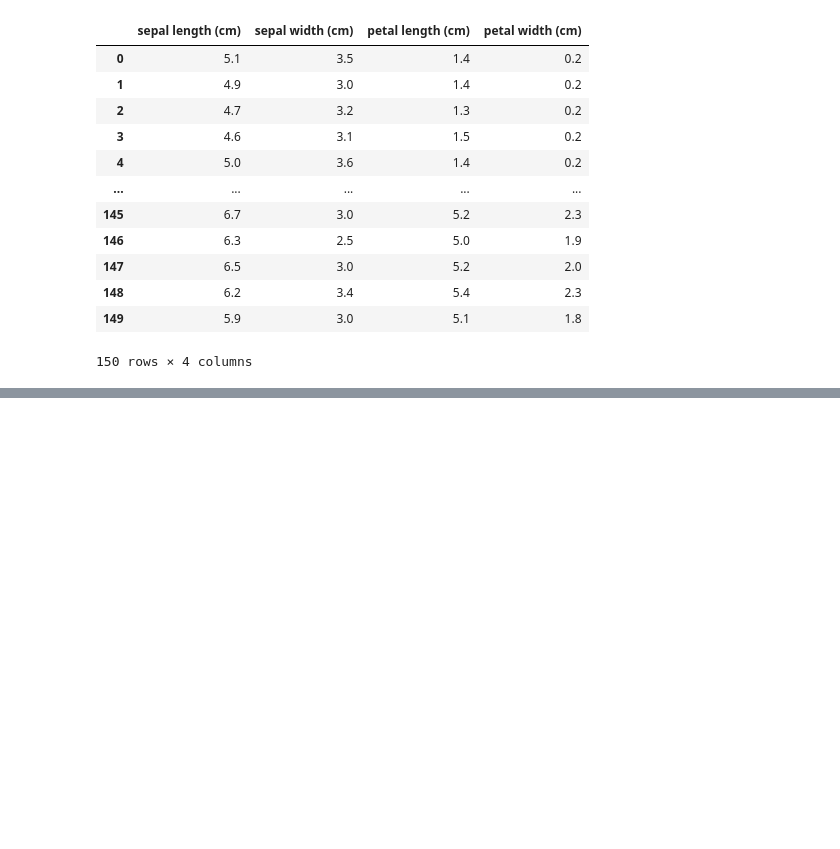
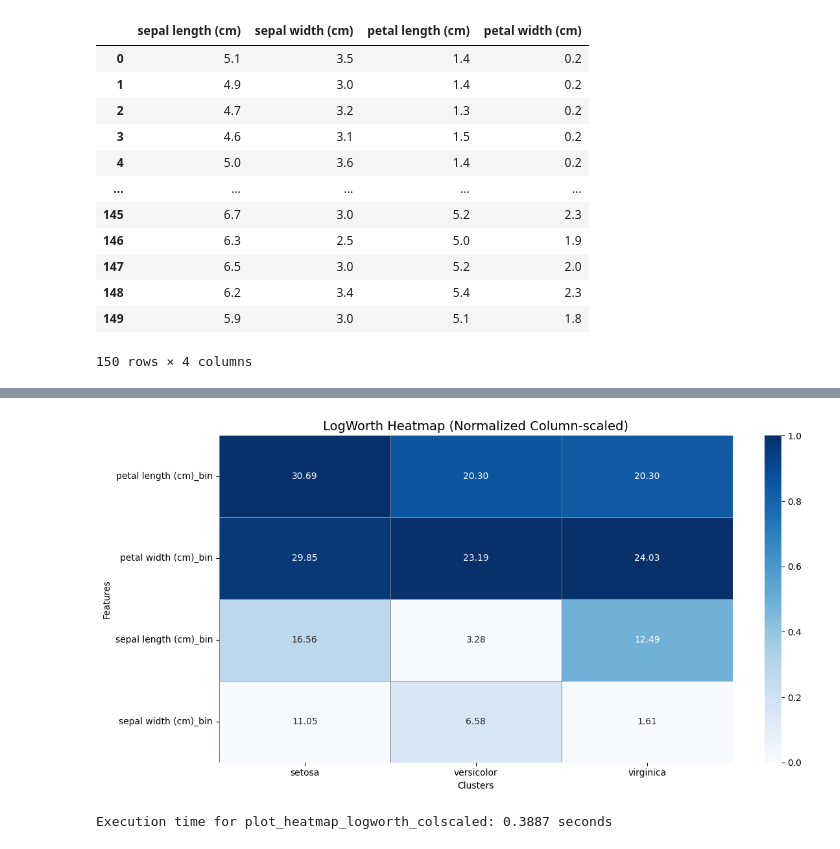
Before and after one commit to lidv94/post-analysis-clustering, a Jupyter notebook: dev.ipynb, the cells around one changed output, grey strips where cells are left out. Drawn from its saved outputs; the diff is of its cells as text; code cells hidden in the pictures; blank space fills up the shorter version.

```diff
--- a/dev.ipynb
+++ b/dev.ipynb
@@ -81,0 +321,3 @@ Execution time for plot_feature_distributions: 1.4955 seconds
+# %%
+lean_feature_cluster_dict,union_lean_feature_list, _ = filter_thres_features_by_cluster(final_pvt_imp_score=final_pvt_imp_score,
+                              thres_score=3 )
@@ -81,0 +403,8 @@ Execution time for plot_feature_distributions: 1.4955 seconds
+# %%
+pval_df = test_chi_square_segment_vs_rest(df=df_iris,
+                                          features=union_lean_feature_list,
+                                          target_cluster='species_name',
+                                          binary_target_prefix="is_cluster_",
+                                          n_bins=5,
+                                          bin_type= 'handle_neg_zero_pos'
+                                         )
@@ -81,0 +444,3 @@ Execution time for plot_feature_distributions: 1.4955 seconds
+# %%
+logworth_df = calculate_logworth_scores(pval_df, min_valid_p=1e-300)
+logworth_df
@@ -81,0 +455,5 @@ Execution time for plot_feature_distributions: 1.4955 seconds
+# %%
+plot_heatmap_logworth_colscaled(logworth_df,compare_type='Normalized')
+# %% [output]
+[figure, added]
+Execution time for plot_heatmap_logworth_colscaled: 0.3887 seconds
```
Also changed, not shown: parts of 55 cells of this notebook, 6 other files.
